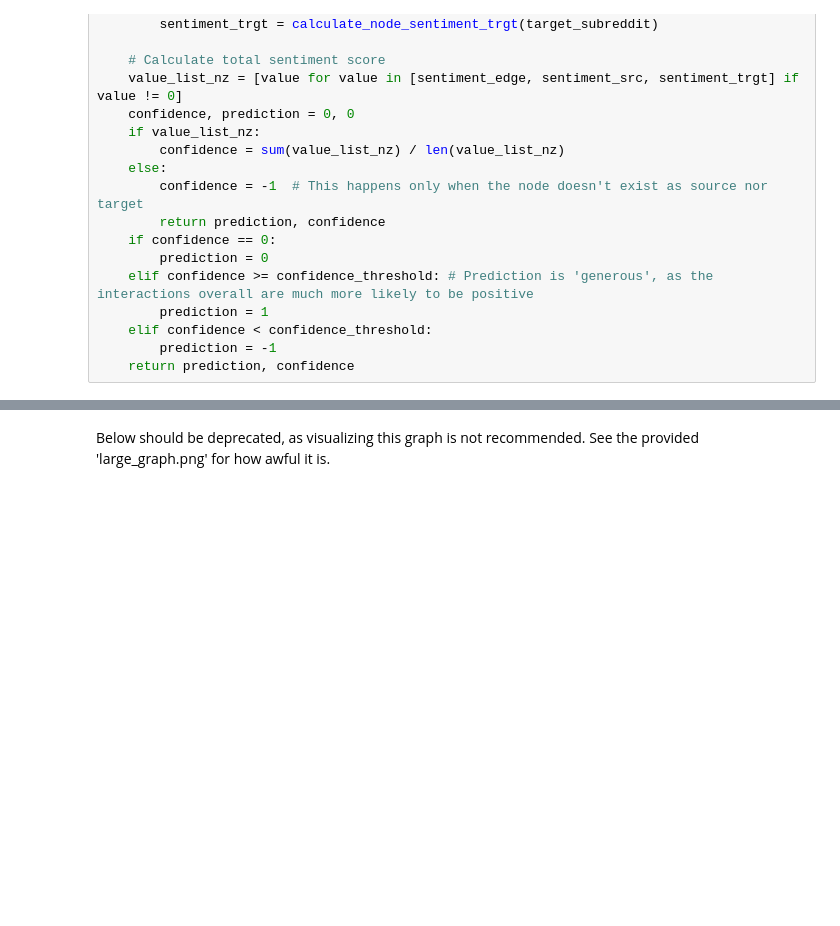
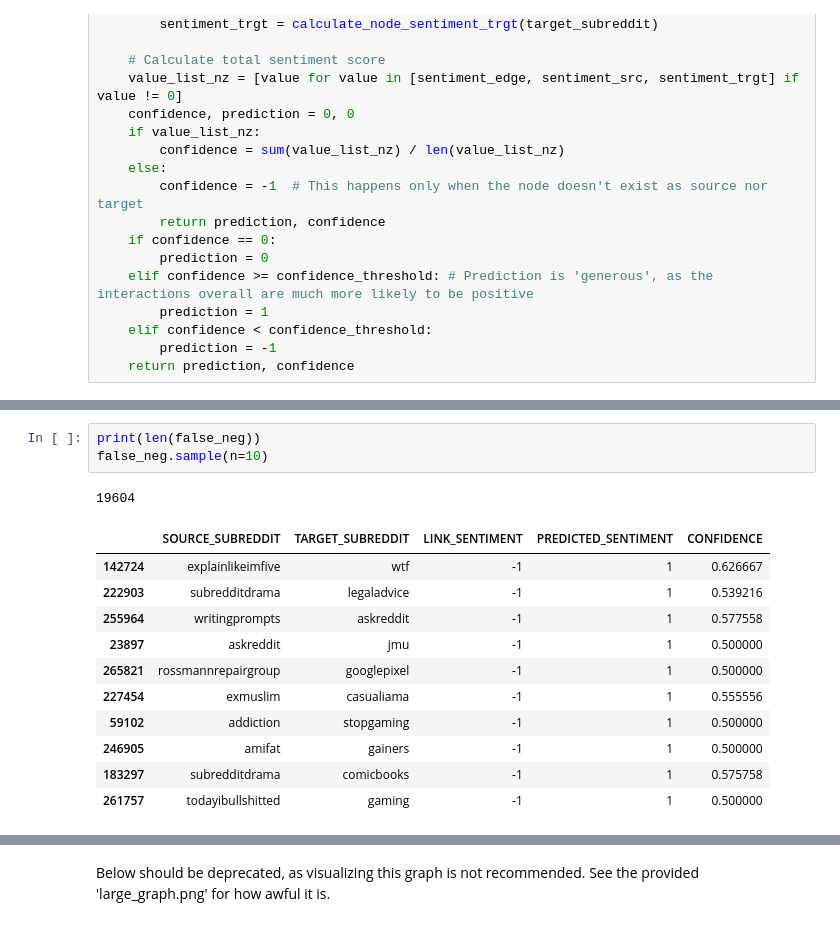
Before and after one commit to niceshice/DS4DH_Abg, a Jupyter notebook: sub1_graph.ipynb, the cells around one changed output, grey strips where cells are left out. Drawn from its saved outputs; the diff is of its cells as text; blank space fills up the shorter version.

```diff
--- a/sub1_graph.ipynb
+++ b/sub1_graph.ipynb
@@ -127,2 +144,18 @@ wrongs = result_df[(result_df['CONFIDENCE'] > -1) & (result_df['LINK_SENTIMENT']
+# %%
+print(len(false_neg))
+false_neg.sample(n=10)
+# %% [output]
+19604
+|  | SOURCE_SUBREDDIT | TARGET_SUBREDDIT | LINK_SENTIMENT | PREDICTED_SENTIMENT | CONFIDENCE |
+| 142724 | explainlikeimfive | wtf | -1 | 1 | 0.626667 |
+| 222903 | subredditdrama | legaladvice | -1 | 1 | 0.539216 |
+| 255964 | writingprompts | askreddit | -1 | 1 | 0.577558 |
+| 23897 | askreddit | jmu | -1 | 1 | 0.500000 |
+| 265821 | rossmannrepairgroup | googlepixel | -1 | 1 | 0.500000 |
+| 227454 | exmuslim | casualiama | -1 | 1 | 0.555556 |
+| 59102 | addiction | stopgaming | -1 | 1 | 0.500000 |
+| 246905 | amifat | gainers | -1 | 1 | 0.500000 |
+| 183297 | subredditdrama | comicbooks | -1 | 1 | 0.575758 |
+| 261757 | todayibullshitted | gaming | -1 | 1 | 0.500000 |
 # %%
 print(len(wrongs))
```
Also changed, not shown: parts of 5 cells of this notebook, 2 other files.
